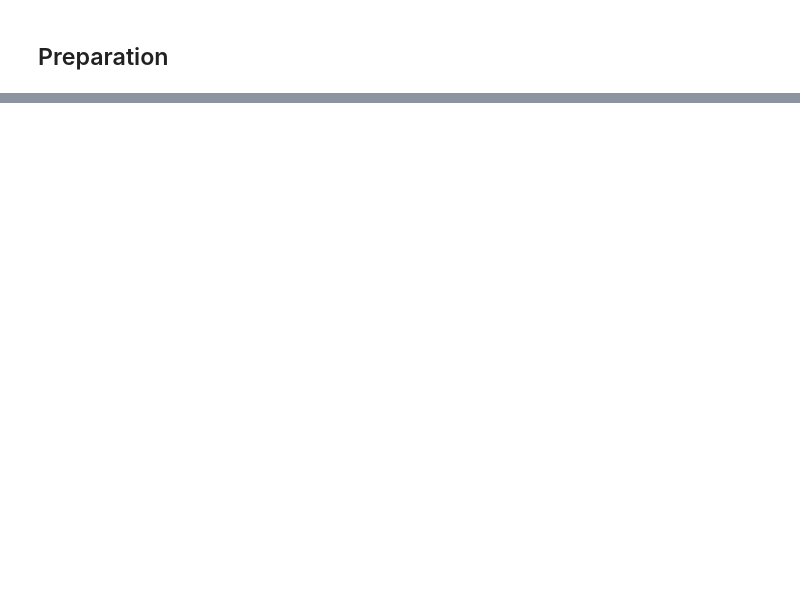
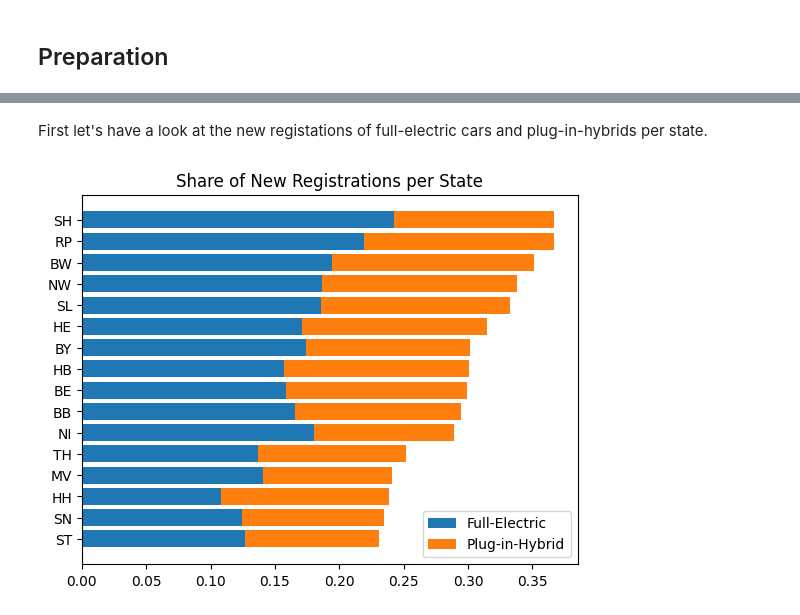
Before and after one commit to jvalue/made-template, a Jupyter notebook: project/report.ipynb, the cells around one changed output, grey strips where cells are left out. Saved outputs shown, nothing was run; the diff lists cells and outputs as text; code cells hidden in the pictures; blank space fills up the shorter version.

```diff
--- a/project/report.ipynb
+++ b/project/report.ipynb
@@ -68,0 +60,12 @@ TODO:
+# %%
+# Add additional values to dataframe, needed for analysis
+df2['CP per km^2'] = df2['Amount CP'] / df2['Area (km^2)']
+df2['SCP per km^2'] = df2['Amount SCP'] / df2['Area (km^2)']
+df2['FCP per km^2'] = df2['Amount FCP'] / df2['Area (km^2)']
+df2['Percentage Electric'] = (df2['NR Plug-in-Hybrid'] + df2['NR Electric']) / df2['NR Overall']
+df2['Percentage Full-Electric'] = df2['NR Electric'] / df2['NR Overall']
+df2['Percentage Plug-in-Hybrid'] = df2['NR Plug-in-Hybrid'] / df2['NR Overall']
+
+# Seperate the data for complete Germany from df2
+ger = df2.loc['Germany']
+df2.drop(index='Germany', inplace=True)
@@ -68,0 +197,11 @@ TODO:
+# %% [markdown]
+First let's have a look at the new registations of full-electric cars and plug-in-hybrids per state.
+# %%
+df2.sort_values('Percentage Electric', inplace=True)
+plt.barh(df2['Abbreviation'], df2['Percentage Full-Electric'], label='Full-Electric')
+plt.barh(df2['Abbreviation'], df2['Percentage Plug-in-Hybrid'], left=df2['Percentage Full-Electric'], label='Plug-in-Hybrid')
+plt.legend()
+plt.title('Share of New Registrations per State')
+plt.show()
+# %% [output]
+[figure, added]
```
Also changed, not shown: parts of 37 cells of this notebook, 4 other files.
